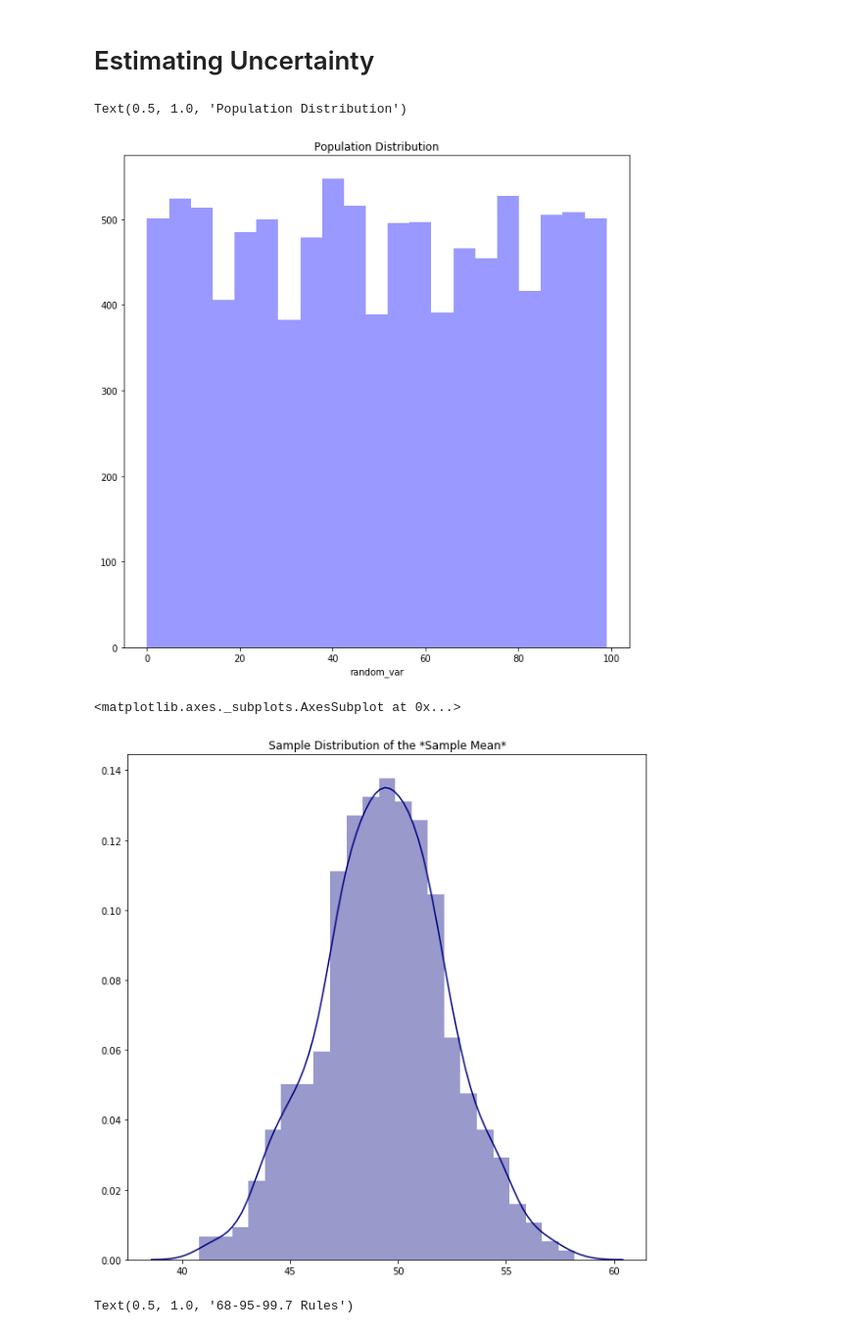
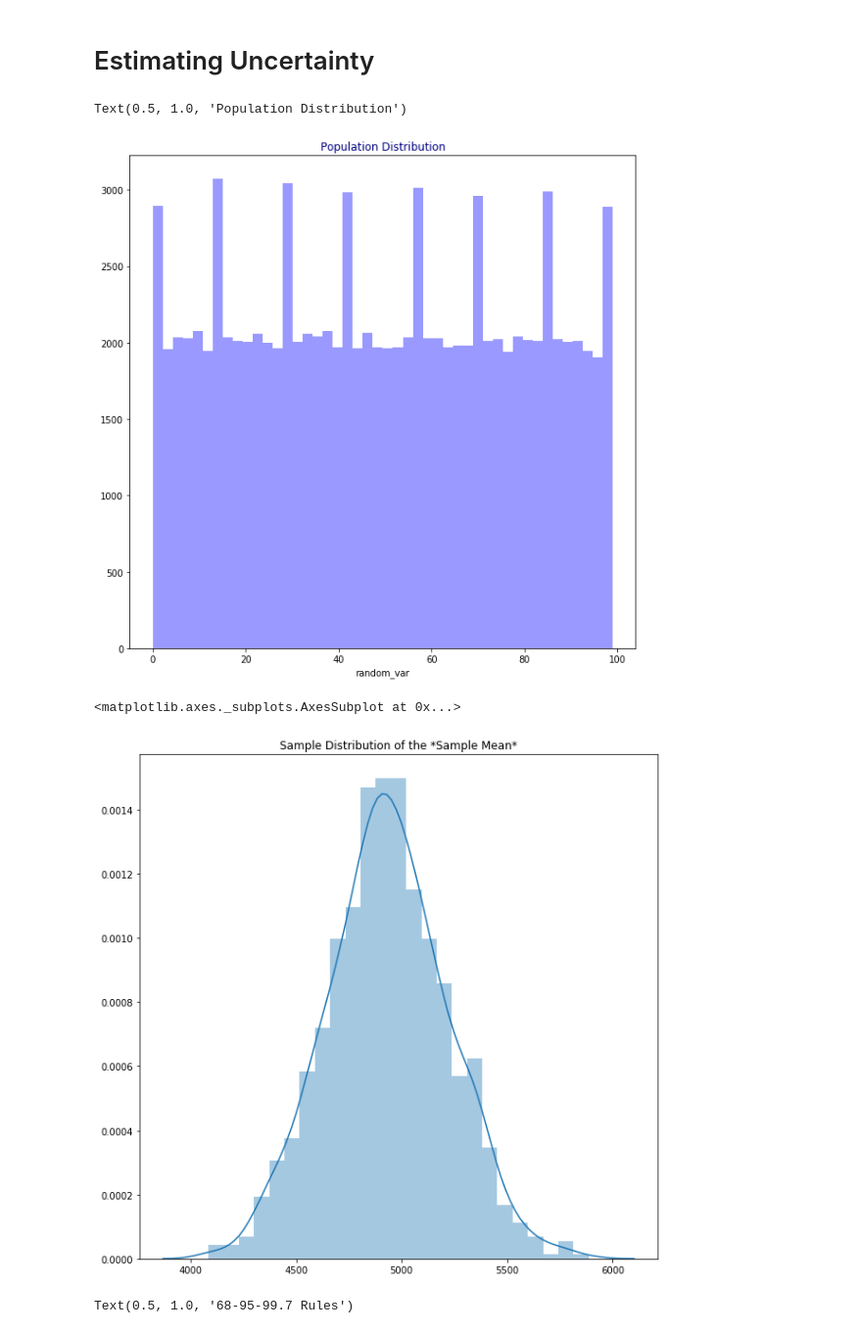
Before and after one commit to Randallzoeng/joutatsu-no-kotsu, a Jupyter notebook: Probability of Probability.ipynb, the cells around one changed output. Shown at 98% size. Saved outputs shown, nothing was run; the diff lists cells and outputs as text; code cells hidden in the pictures.

```diff
--- a/Probability of Probability.ipynb
+++ b/Probability of Probability.ipynb
@@ -99,24 +99,25 @@ sns.kdeplot(beta_dis_3,shade=True,color='b',label='good_3')
 # %% [markdown]
 # Estimating Uncertainty
 # %%
-X = pd.DataFrame(np.random.randint(0,100,size=10000),columns=['random_var'])
+X = pd.DataFrame(np.random.randint(0,100,size=100000),columns=['random_var'])
 sample_mean = []
 for i in range(1000):
-    sample_mean.append(X.sample(100).random_var.mean())
+#     sample_mean.append(X.sample(100).random_var.mean())
+    sample_mean.append(X.sample(100).random_var.sum())
 # %%
 plt.figure(figsize=(10, 10))
 sns.distplot(X['random_var'],kde=False,color="b")
-plt.title("Population Distribution")
+plt.title("Population Distribution",color="navy")
 # %% [output]
 Text(0.5, 1.0, 'Population Distribution')
-[figure, old version]
+[figure, new version]
 # %%
 plt.figure(figsize=(10, 10))
 plt.title("Sample Distribution of the *Sample Mean*")
-sns.distplot(sample_mean,color="navy")
+sns.distplot(sample_mean)
 # %% [output]
 <matplotlib.axes._subplots.AxesSubplot at 0x...>
-[figure, old version]
+[figure, new version]
 # %%
 plt.figure(figsize=(10, 10))
 Gaussian=np.random.normal(0,1,1000)
```
Also changed, not shown: parts of 1 cell of this notebook, 1 other file.
